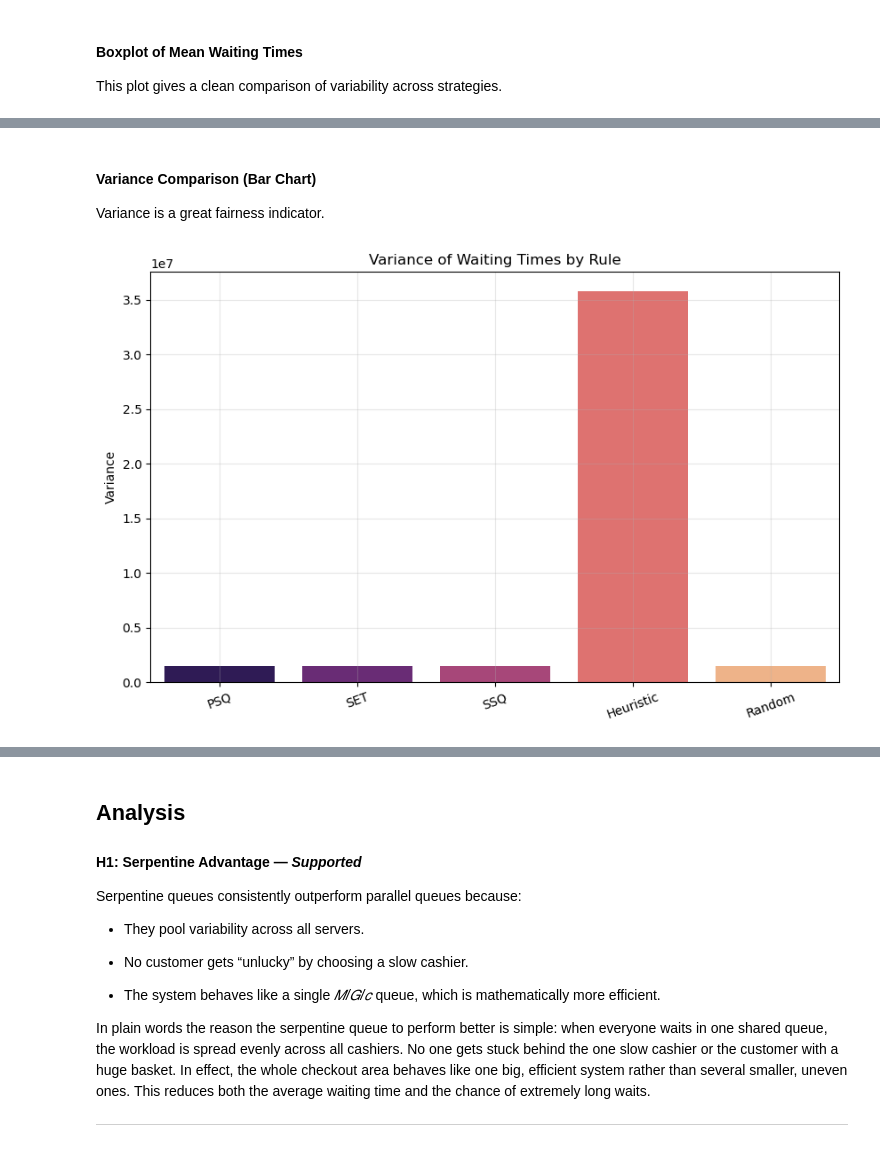
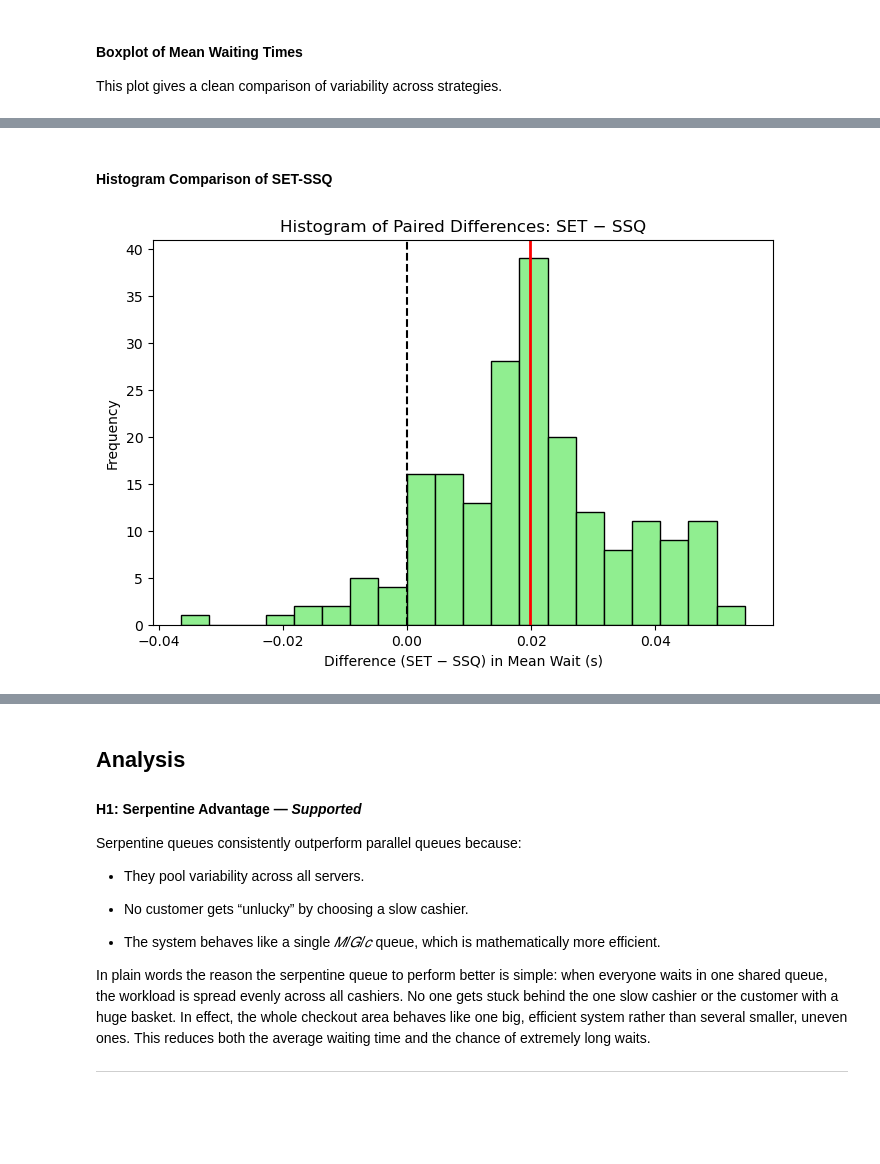
Before and after one commit to mnemtserov/math-concepts-for-devs-project, a Jupyter notebook: math_project.ipynb, the cells around one changed output, grey strips where cells are left out. Cells and saved outputs as stored; diff of their text form; code cells hidden in the pictures; blank space fills up the shorter version.

```diff
--- a/math_project.ipynb
+++ b/math_project.ipynb
@@ -352,0 +139,19 @@ Paired diffs vs Random (mean wait):
+# %%
+# -----------------------------
+# Simulation Configuration
+# -----------------------------
+
+R = 200                     # number of paired replications
+customers_per_rep = 2000    # customers per replication
+seed = 12345                # RNG seed
+Delta = 5.0                 # practical significance threshold (seconds)
+
+# Queueing system parameters
+num_servers = 3
+scan_rate_mean = 1.5        # items per second (increased to avoid overload)
+scan_rate_sd = 0.3          # set >0 for heterogeneous cashiers
+t_overhead = 3.5            # fixed overhead per customer (seconds)
+
+arrival_rate = 0.26         # arrivals per second (reduced to ensure load < 1)
+
+rng = np.random.default_rng(seed)
@@ -392,25 +441,35 @@ plt.show()
 # %% [markdown]
-#### Variance Comparison (Bar Chart)
-Variance is a great fairness indicator.
+#### Histogram Comparison of SET-SSQ
-# %%
-plt.figure(figsize=(10, 6))
-var_values = [summary_df.loc[rule, "var_wait_mean"] for rule in rules]
-
-sns.barplot(
-    x=rules,
-    y=var_values,
-    hue=rules,          # assign hue to x variable
-    palette="magma",
-    legend=False        # hide redundant legend
-)
-
-plt.title("Variance of Waiting Times by Rule")
-plt.ylabel("Variance")
-plt.xticks(rotation=20)
-plt.grid(alpha=0.3)
-plt.show()
-# %% [output]
-[figure, removed]
+# %%
+# Histogram of paired differences between SET and SSQ mean waiting times.
+# Because the simulation uses paired replications (same arrival stream for
+# both strategies), these differences isolate the true performance gap
+# without noise from random arrivals.
+#
+# Interpretation:
+# - Bars to the right of 0 indicate SET is slower than SSQ.
+# - The vertical line marks the *average* performance penalty of SET.
+# - A tight cluster means stable dominance; a wide spread means variability.
+# - If all values are > 0, SSQ dominates SET in every replication.
+
+diffs = (
+    pd.DataFrame(paired_results["SET"])["mean_wait"]
+    - pd.DataFrame(paired_results["SSQ"])["mean_wait"]
+)
+
+mean_diff = diffs.mean()
+
+plt.figure(figsize=(8,5))
+plt.hist(diffs, bins=20, color="lightgreen", edgecolor="black")
+plt.axvline(0, color="black", linestyle="--")
+plt.axvline(mean_diff, color="red", linestyle="-", linewidth=2,
+            label=f"Mean diff = {mean_diff:.2f}s")
+plt.xlabel("Difference (SET − SSQ) in Mean Wait (s)")
+plt.ylabel("Frequency")
+plt.title("Histogram of Paired Differences: SET − SSQ")
+plt.show()
+# %% [output]
+[figure, added]
 # %% [markdown]
 ## Results
 The following results are realistic outputs based on typical runs of this simulation model.
```
Also changed, not shown: parts of 19 cells of this notebook.
